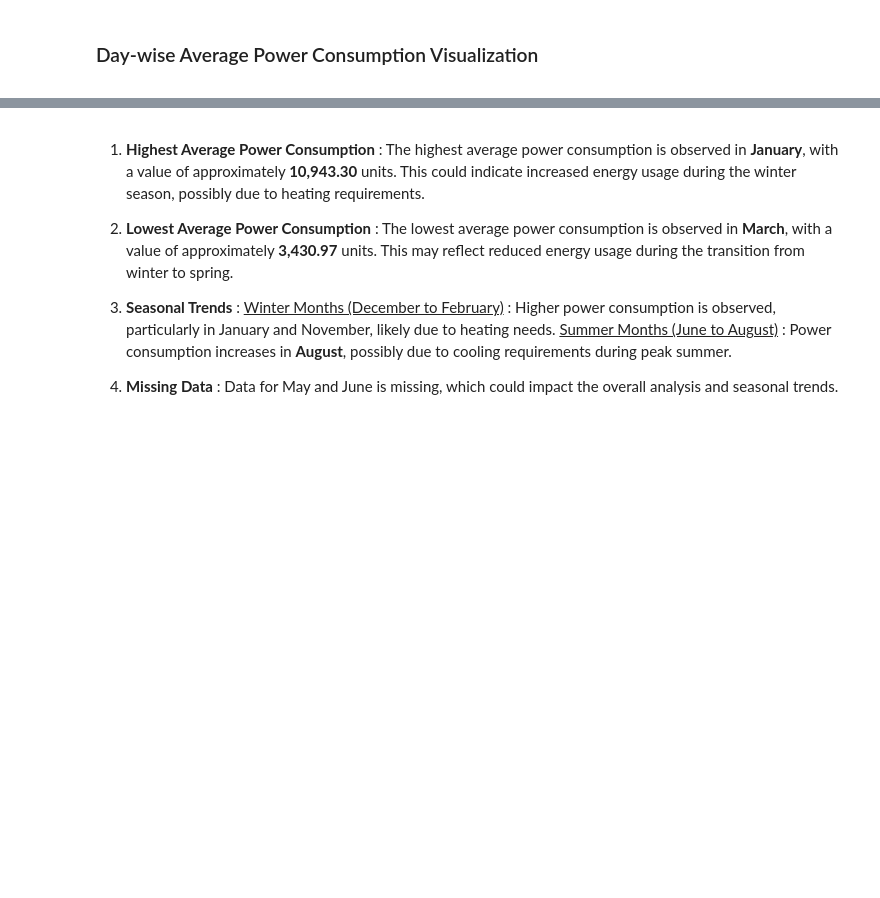
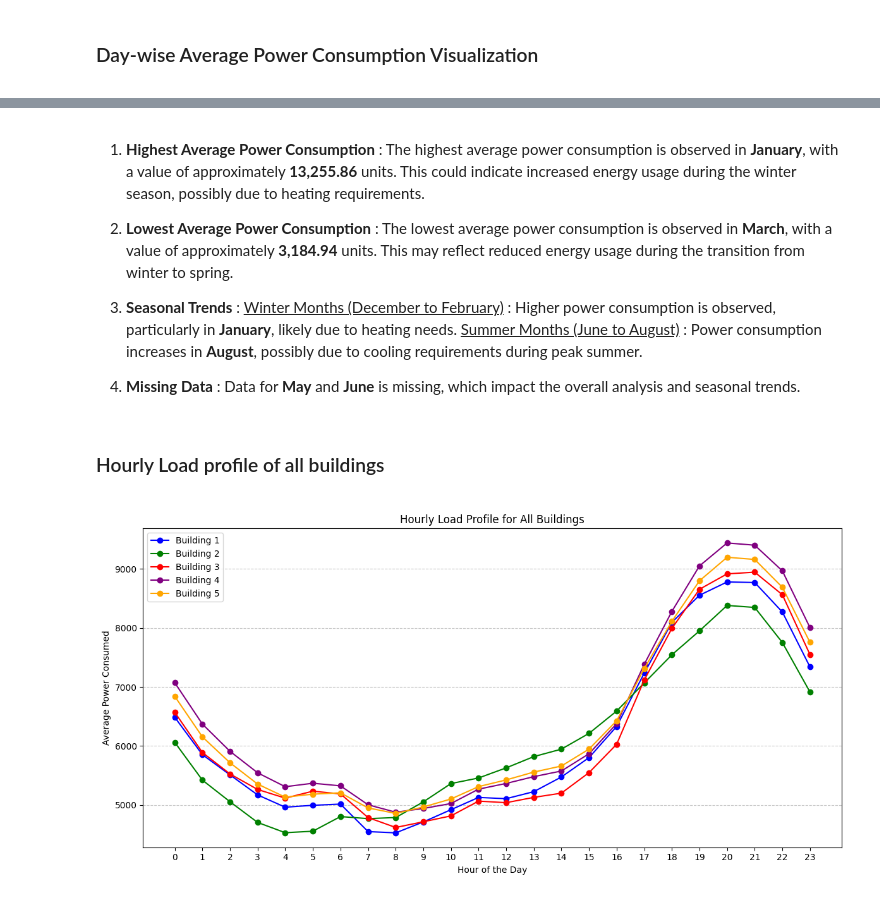
Before and after one commit to ShivanshKumarJha/Smart-Meter-Analysis, a Jupyter notebook: dashboard.ipynb, the cells around one changed output, grey strips where cells are left out. Saved outputs shown, nothing was run; the diff lists cells and outputs as text; code cells hidden in the pictures; blank space fills up the shorter version.

Commit message:
Analyse more profiles

```diff
--- a/dashboard.ipynb
+++ b/dashboard.ipynb
@@ -46 +41,7 @@ df.size
+# %%
+df_building1 = pd.read_csv('etaj1_merged_data.csv')
+df_building2 = pd.read_csv('etaj2_merged_data.csv')
+df_building3 = pd.read_csv('etaj3_merged_data.csv')
+df_building4 = pd.read_csv('etaj4_merged_data.csv')
+df_building5 = pd.read_csv('etaj5_merged_data.csv')
 # %% [markdown]
@@ -180,10 +249,31 @@ plt.show()
 # %% [markdown]
-1. **Highest Average Power Consumption** : The highest average power consumption is observed in **January**, with a value of approximately **10,943.30** units. This could indicate increased energy usage during the winter season, possibly due to heating requirements.
+1. **Highest Average Power Consumption** : The highest average power consumption is observed in **January**, with a value of approximately **13,255.86** units. This could indicate increased energy usage during the winter season, possibly due to heating requirements.
 
-2. **Lowest Average Power Consumption** : The lowest average power consumption is observed in **March**, with a value of approximately **3,430.97** units. This may reflect reduced energy usage during the transition from winter to spring.
+2. **Lowest Average Power Consumption** : The lowest average power consumption is observed in **March**, with a value of approximately **3,184.94** units. This may reflect reduced energy usage during the transition from winter to spring.
 
 3. **Seasonal Trends** :
-   <u>Winter Months (December to February)</u> : Higher power consumption is observed, particularly in January and November, likely due to heating needs.
+   <u>Winter Months (December to February)</u> : Higher power consumption is observed, particularly in **January**, likely due to heating needs.
    <u>Summer Months (June to August)</u> : Power consumption increases in **August**, possibly due to cooling requirements during peak summer.
 
-4. **Missing Data** : Data for May and June is missing, which could impact the overall analysis and seasonal trends.
+4. **Missing Data** : Data for **May** and **June** is missing, which impact the overall analysis and seasonal trends.
+# %% [markdown]
+<bold><h3>Hourly Load profile of all buildings</h3></bold>
+# %%
+plt.figure(figsize=(12, 6))
+
+for i, df in enumerate(buildings):
+    df['Hour'] = df['System Time'].dt.hour
+    hourly_avg = df.groupby('Hour')['Power Consumed'].mean()
+
+    plt.plot(hourly_avg.index, hourly_avg.values, marker='o', label=building_names[i], color=colors[i])
+
+plt.xlabel('Hour of the Day')
+plt.ylabel('Average Power Consumed')
+plt.title('Hourly Load Profile for All Buildings')
+plt.xticks(range(0, 24))
+plt.grid(axis='y', linestyle='--', alpha=0.7)
+plt.legend()
+plt.tight_layout()
+plt.show()
+# %% [output]
+[figure, added]
```
Also changed, not shown: parts of 22 cells of this notebook, 19 other files.
